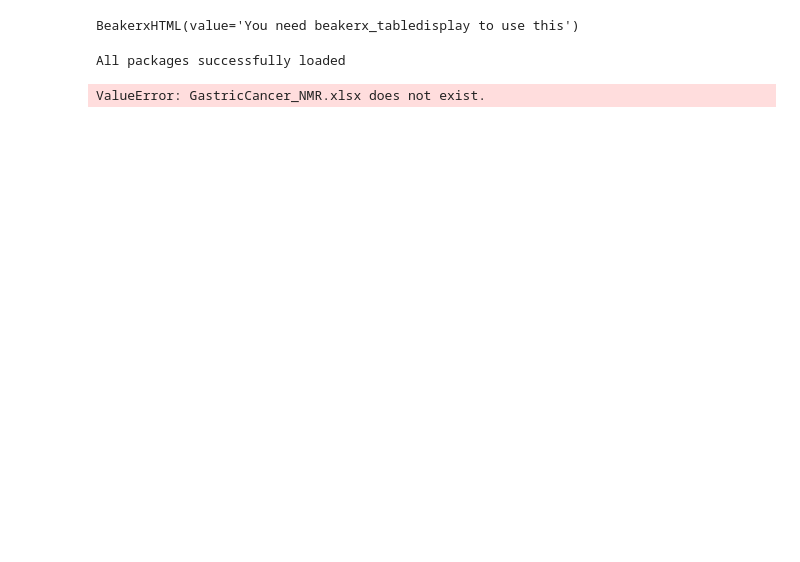
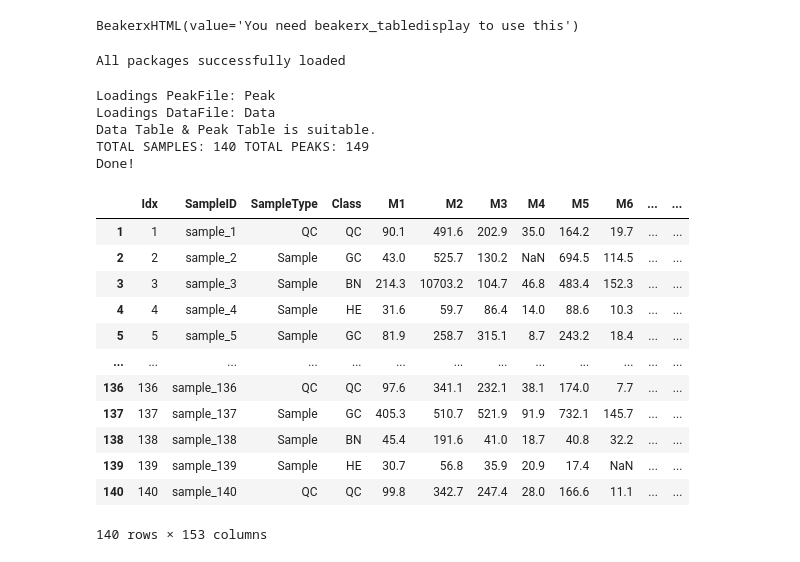
Before and after one commit to davidchen0420/Metabolomics-Workflow, a Jupyter notebook: Metabolomics Workflow.ipynb, the cells around one changed output. Cells and saved outputs as stored; diff of their text form; code cells hidden in the pictures; blank space fills up the shorter version.

```diff
--- a/Metabolomics Workflow.ipynb
+++ b/Metabolomics Workflow.ipynb
@@ -15,9 +15,29 @@ BeakerxHTML(value='You need beakerx_tabledisplay to use this')
 All packages successfully loaded
 # %%
 # The path to the input file (Excel spreadsheet)
-filename = '/Users/davidchenGastricCancer_NMR.xlsx'
+filename = '/Users/davidchen/Documents/GitHub/Metabolomics-Workflow/GastricCancer_NMR.xlsx'
 
 # Load Peak and Data tables into two variables
 dataTable, peakTable = cb.utils.load_dataXL(filename, DataSheet='Data', PeakSheet='Peak')
 # %% [output]
-ValueError: GastricCancer_NMR.xlsx does not exist.
+Loadings PeakFile: Peak
+Loadings DataFile: Data
+Data Table & Peak Table is suitable.
+TOTAL SAMPLES: 140 TOTAL PEAKS: 149
+Done!
+# %%
+display(dataTable) # View and check the dataTable
+# %% [output]
+|  | Idx | SampleID | SampleType | Class | M1 | M2 | M3 | M4 | M5 | M6 | ... | ... |
+| 1 | 1 | sample_1 | QC | QC | 90.1 | 491.6 | 202.9 | 35.0 | 164.2 | 19.7 | ... | ... |
+| 2 | 2 | sample_2 | Sample | GC | 43.0 | 525.7 | 130.2 | NaN | 694.5 | 114.5 | ... | ... |
+| 3 | 3 | sample_3 | Sample | BN | 214.3 | 10703.2 | 104.7 | 46.8 | 483.4 | 152.3 | ... | ... |
+| 4 | 4 | sample_4 | Sample | HE | 31.6 | 59.7 | 86.4 | 14.0 | 88.6 | 10.3 | ... | ... |
+| 5 | 5 | sample_5 | Sample | GC | 81.9 | 258.7 | 315.1 | 8.7 | 243.2 | 18.4 | ... | ... |
+| ... | ... | ... | ... | ... | ... | ... | ... | ... | ... | ... | ... | ... |
+| 136 | 136 | sample_136 | QC | QC | 97.6 | 341.1 | 232.1 | 38.1 | 174.0 | 7.7 | ... | ... |
+| 137 | 137 | sample_137 | Sample | GC | 405.3 | 510.7 | 521.9 | 91.9 | 732.1 | 145.7 | ... | ... |
+| 138 | 138 | sample_138 | Sample | BN | 45.4 | 191.6 | 41.0 | 18.7 | 40.8 | 32.2 | ... | ... |
+| 139 | 139 | sample_139 | Sample | HE | 30.7 | 56.8 | 35.9 | 20.9 | 17.4 | NaN | ... | ... |
+| 140 | 140 | sample_140 | QC | QC | 99.8 | 342.7 | 247.4 | 28.0 | 166.6 | 11.1 | ... | ... |
+140 rows × 153 columns
```
Also changed, not shown: parts of 22 cells of this notebook.
